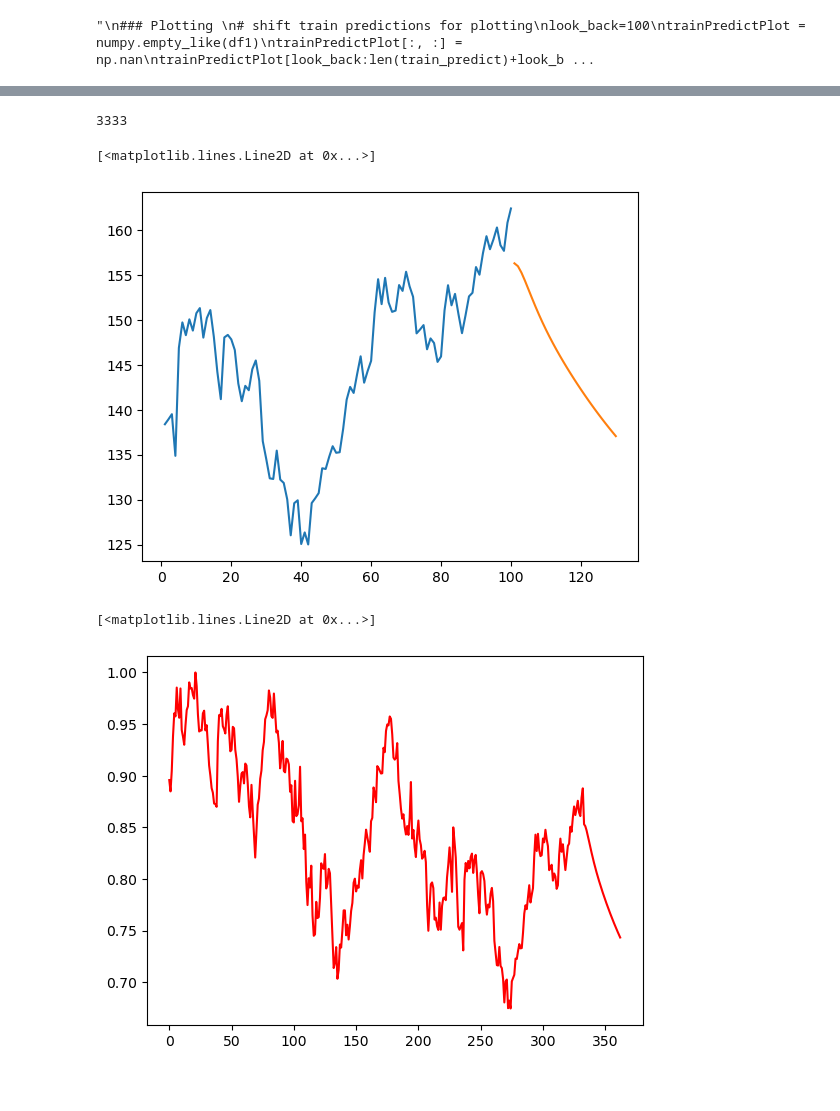
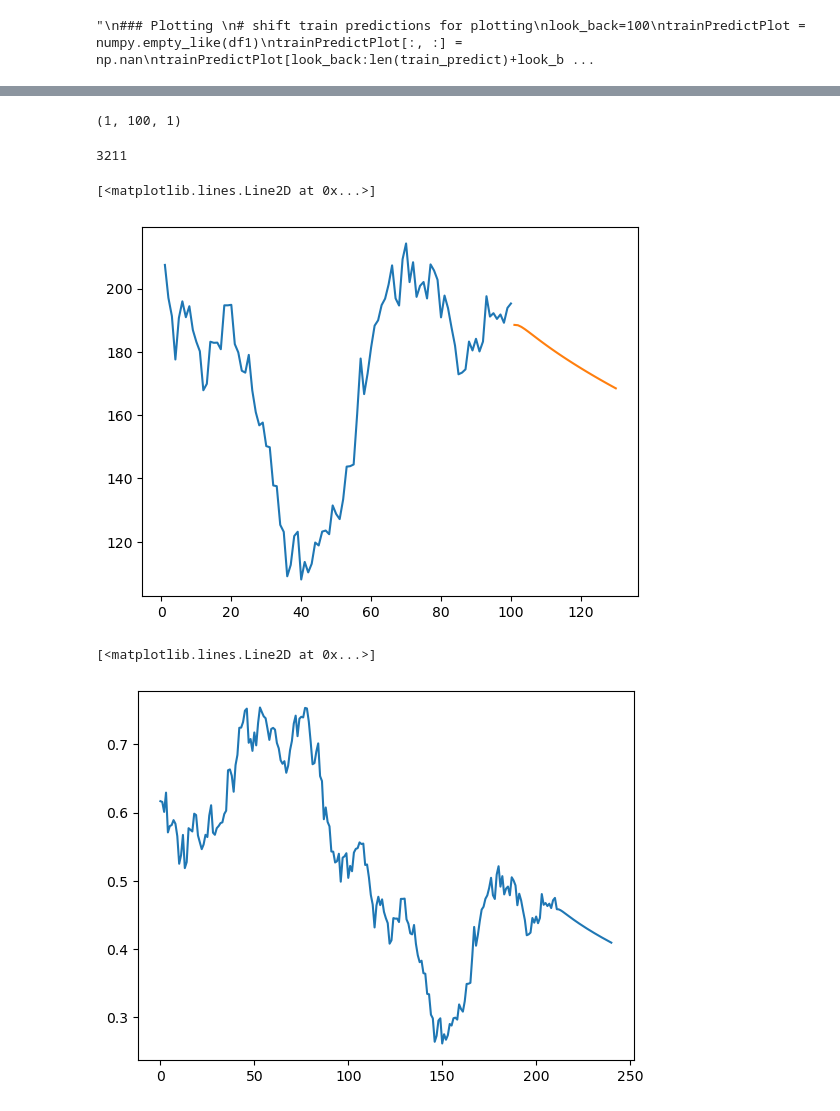
Before and after one commit to anmoltan/Stock_Price_prediction, a Jupyter notebook: model.ipynb, the cells around one changed output, grey strips where cells are left out. Saved outputs shown, nothing was run; the diff lists cells and outputs as text; code cells hidden in the pictures.

```diff
--- a/model.ipynb
+++ b/model.ipynb
@@ -52,7 +52,7 @@ yf.pdr_override()
 start='2010-01-01'
 end= '2023-03-31'
 
-df = pdr.get_data_yahoo('AAPL',start,end)
+df = pdr.get_data_yahoo('TSLA',start,end)
 df
 # %% [output]
 [*********************100%***********************]  1 of 1 completed
@@ -432,4 +450,4 @@ len(test_data)
 # %%
-x_input=test_data[341:].reshape(1,-1)
+x_input=test_data[len(test_data)-100:].reshape(1,-1)
 x_input.shape
 # %% [output]
@@ -462,7 +491,7 @@ temp_input
 from numpy import array
 
 lst_output=[]
-n_steps=825
+n_steps=100
 i=0
 while(i<30):
 
@@ -541,3 +541,7 @@ print(lst_output)
+# %%
+x_input.shape
+# %% [output]
+(1, 100, 1)
 # %%
 day_new=np.arange(1,101)
 day_pred=np.arange(101,131)
@@ -546,20 +548,20 @@ import matplotlib.pyplot as plt
 # %%
 len(df1)
 # %% [output]
-3333
+3211
 # %%
-plt.plot(day_new,scaler.inverse_transform(df1[3233:]))
+plt.plot(day_new,scaler.inverse_transform(df1[len(df1)-100:]))
 plt.plot(day_pred,scaler.inverse_transform(lst_output))
 # %% [output]
 [<matplotlib.lines.Line2D at 0x...>]
-[figure, old version]
+[figure, new version]
 # %%
 df3=df1.tolist()
 df3.extend(lst_output)
-plt.plot(df3[3000:],'r')
+plt.plot(df3[3000:])
 # %% [output]
 [<matplotlib.lines.Line2D at 0x...>]
-[figure, old version]
+[figure, new version]
 # %%
 df3=scaler.inverse_transform(df3).tolist()
 # %%
```
Also changed, not shown: parts of 36 cells of this notebook.
